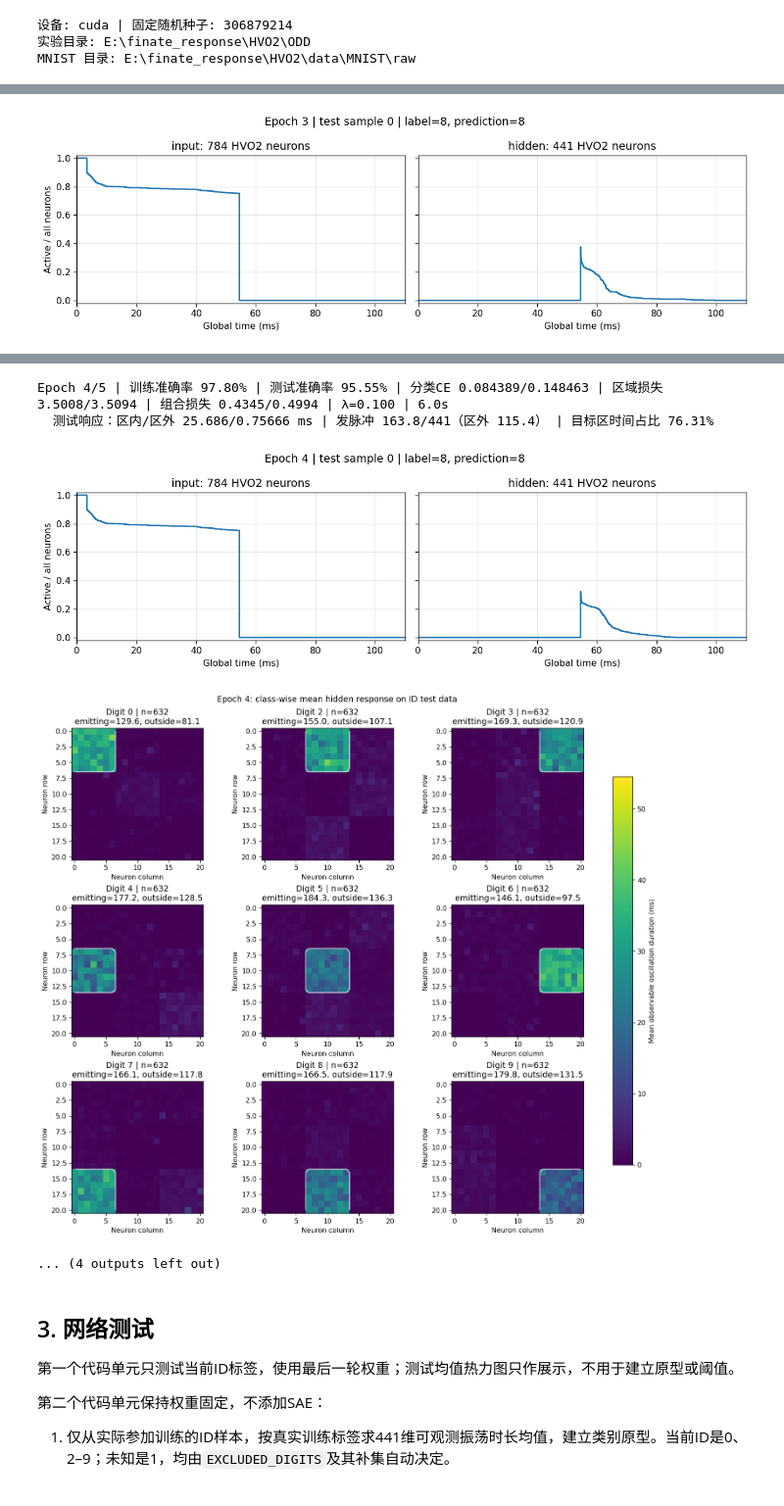
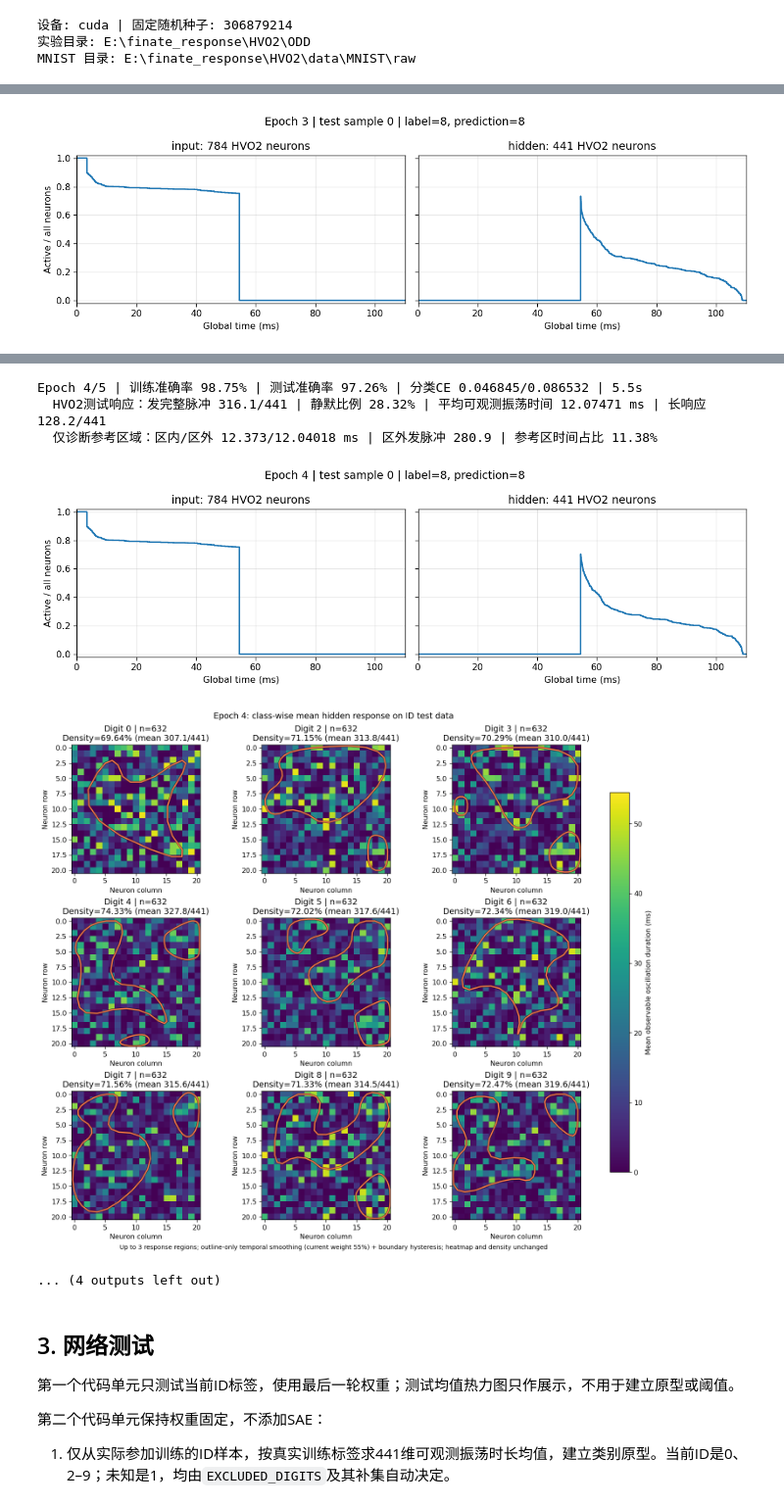
Before and after one commit to wei-xueyi/HVO2, a Jupyter notebook: ODD/Spare_NN_OOD.ipynb, the cells around one changed output, grey strips where cells are left out. Shown at 98% size. Drawn from its saved outputs; the diff is of its cells as text; code cells hidden in the pictures.

```diff
--- a/ODD/Spare_NN_OOD.ipynb
+++ b/ODD/Spare_NN_OOD.ipynb
@@ -867,16 +1028,13 @@ completed_epochs = 0
 if RUN_TRAINING:
     for epoch in range(1, EPOCHS + 1):
         started_at = time.perf_counter()
-        code_weight = TAC_LOSS_WEIGHT * min(1.0, epoch / max(1, TAC_WARMUP_EPOCHS))
         model.train()
         optimization_loss_sum, optimization_count = 0.0, 0
         for images, targets in train_loader:
             targets = targets.to(DEVICE, non_blocking=True)
             optimizer.zero_grad(set_to_none=True)
-            logits, aux = model(image_batch(images), return_aux=True)
-            classification_loss = criterion(logits, targets)
-            code_loss = region_loss(aux, targets, model.class_regions).mean()
-            loss = classification_loss + code_weight * code_loss
+            logits = model(image_batch(images))
+            loss = criterion(logits, targets)  # 仅分类交叉熵，无TAC或其他活动稀疏惩罚
             if not torch.isfinite(loss):
                 raise FloatingPointError('训练损失出现 NaN/Inf，请检查配置。')
             loss.backward()
@@ -884,11 +1042,10 @@ if RUN_TRAINING:
             optimization_loss_sum += loss.item() * len(targets)
             optimization_count += len(targets)
 
-        train_metrics = evaluate(model, train_eval_loader, code_weight=code_weight)
+        train_metrics = evaluate(model, train_eval_loader)
         test_metrics = evaluate(model, test_loader, trace_sample_ids=HEATMAP_TEST_SAMPLE_IDS,
-                                code_weight=code_weight,
                                 collect_classes=HEATMAP_SAMPLE_OCCURRENCE == 'mean')
-        row = {'epoch': epoch, 'code_weight': code_weight,
+        row = {'epoch': epoch,
                'optimization_loss': optimization_loss_sum / optimization_count,
                'seconds': time.perf_counter() - started_at}
         for prefix_name, metrics in (('train', train_metrics), ('test', test_metrics)):
@@ -899,12 +1056,14 @@ if RUN_TRAINING:
         completed_epochs = epoch
         print(f"Epoch {epoch}/{EPOCHS} | 训练准确率 {row['train_accuracy']:.2%} "
               f"| 测试准确率 {row['test_accuracy']:.2%} | 分类CE {row['train_loss']:.6f}/{row['test_loss']:.6f} "
-              f"| 区域损失 {row['train_code_loss']:.4f}/{row['test_code_loss']:.4f} "
-              f"| 组合损失 {row['train_total_loss']:.4f}/{row['test_total_loss']:.4f} "
-              f"| λ={code_weight:.3f} | {row['seconds']:.1f}s", flush=True)
-        print(f"  测试响应：区内/区外 {row['test_inside_ms']:.3f}/{row['test_outside_ms']:.5f} ms "
-              f"| 发脉冲 {row['test_emitted_count']:.1f}/441（区外 {row['test_outside_emitted_count']:.1f}） "
-              f"| 目标区时间占比 {row['test_time_share']:.2%}", flush=True)
+              f"| {row['seconds']:.1f}s", flush=True)
+        print(f"  HVO2测试响应：发完整脉冲 {row['test_emitted_count']:.1f}/{HIDDEN_DIM} "
+              f"| 静默比例 {row['test_silent_fraction']:.2%} "
+              f"| 平均可观测振荡时间 {row['test_mean_observable_ms']:.5f} ms "
+              f"| 长响应 {row['test_long_count']:.1f}/{HIDDEN_DIM}", flush=True)
+        print(f"  仅诊断参考区域：区内/区外 {row['test_inside_ms']:.3f}/{row['test_outside_ms']:.5f} ms "
+              f"| 区外发脉冲 {row['test_outside_emitted_count']:.1f} "
+              f"| 参考区时间占比 {row['test_time_share']:.2%}", flush=True)
         activity_history.append(plot_sample_activity(model, epoch))
         if HEATMAP_SAMPLE_OCCURRENCE == 'mean':
             heatmap_history.append(plot_class_mean_durations(test_metrics['classes'], epoch=epoch))
@@ -929 +1091 @@ Epoch 3/5 | 训练准确率 97.26% | 测试准确率 95.45% | 分类CE 0.102617/
-[figure, old version]
+[figure, new version]
@@ -931,7 +1093,8 @@ Epoch 3/5 | 训练准确率 97.26% | 测试准确率 95.45% | 分类CE 0.102617/
-Epoch 4/5 | 训练准确率 97.80% | 测试准确率 95.55% | 分类CE 0.084389/0.148463 | 区域损失 3.5008/3.5094 | 组合损失 0.4345/0.4994 | λ=0.100 | 6.0s
-  测试响应：区内/区外 25.686/0.75666 ms | 发脉冲 163.8/441（区外 115.4） | 目标区时间占比 76.31%
+Epoch 4/5 | 训练准确率 98.75% | 测试准确率 97.26% | 分类CE 0.046845/0.086532 | 5.5s
+  HVO2测试响应：发完整脉冲 316.1/441 | 静默比例 28.32% | 平均可观测振荡时间 12.07471 ms | 长响应 128.2/441
+  仅诊断参考区域：区内/区外 12.373/12.04018 ms | 区外发脉冲 280.9 | 参考区时间占比 11.38%
-[figure, old version]
+[figure, new version]
-[figure, old version]
+[figure, new version]
 ... (4 outputs left out)
 # %% [markdown]
 ## 3. 网络测试
```
Also changed, not shown: parts of 8 cells of this notebook, 1 other file.
